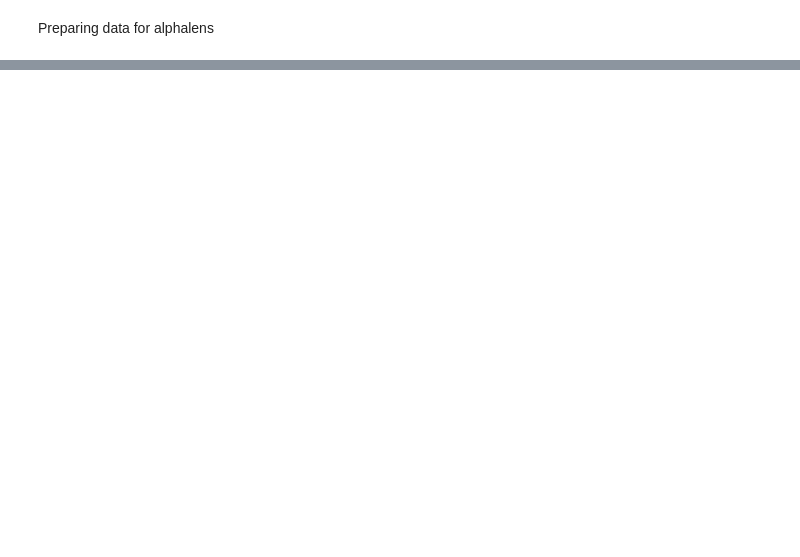
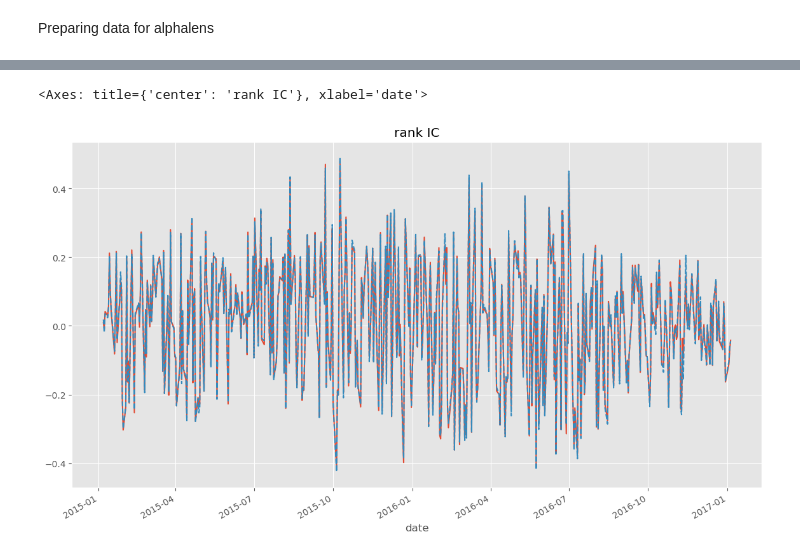
Before and after one commit to ansingh16/AI_for_trading, a Jupyter notebook: Notes/alpha_factor/sector_neutral.ipynb, the cells around one changed output, grey strips where cells are left out. Drawn from its saved outputs; the diff is of its cells as text; code cells hidden in the pictures; blank space fills up the shorter version.

```diff
--- a/Notes/alpha_factor/sector_neutral.ipynb
+++ b/Notes/alpha_factor/sector_neutral.ipynb
@@ -551,0 +640,14 @@ max_loss is 35.0%, not exceeded: OK!
+# %%
+factor_names = df.columns
+print(f"The factor names are {factor_names}")
+
+# Use a dictionary to store each dataframe, one for each factor and its associated forward returns
+factor_data = {}
+for factor_name in factor_names:
+    print("Formatting factor data for: " + factor_name)
+    # Get clean factor and forward returns for each factor
+    # Choose single period returns (daily returns)
+    factor_data[factor_name] = al.utils.get_clean_factor_and_forward_returns(
+        factor=df[factor_name],
+        prices=pricing,
+        periods=[1])
@@ -551,0 +662,14 @@ max_loss is 35.0%, not exceeded: OK!
+# %%
+ls_rank_ic = []
+
+for i, factor_name in enumerate(factor_names):
+    #TODO: use alphalens function "factor_information_coefficient" to calculate rank IC
+    rank_ic = al.performance.factor_information_coefficient(factor_data[factor_name])
+    rank_ic.columns = [factor_name]
+    ls_rank_ic.append(rank_ic)
+# %%
+ls_rank_ic[0]['Momentum_Factor'].plot(title="rank IC")
+ls_rank_ic[1]['Smoothed_Momentum_Factor'].plot(style='--')
+# %% [output]
+<Axes: title={'center': 'rank IC'}, xlabel='date'>
+[figure, added]
```
Also changed, not shown: parts of 16 cells of this notebook, 2 other files.
